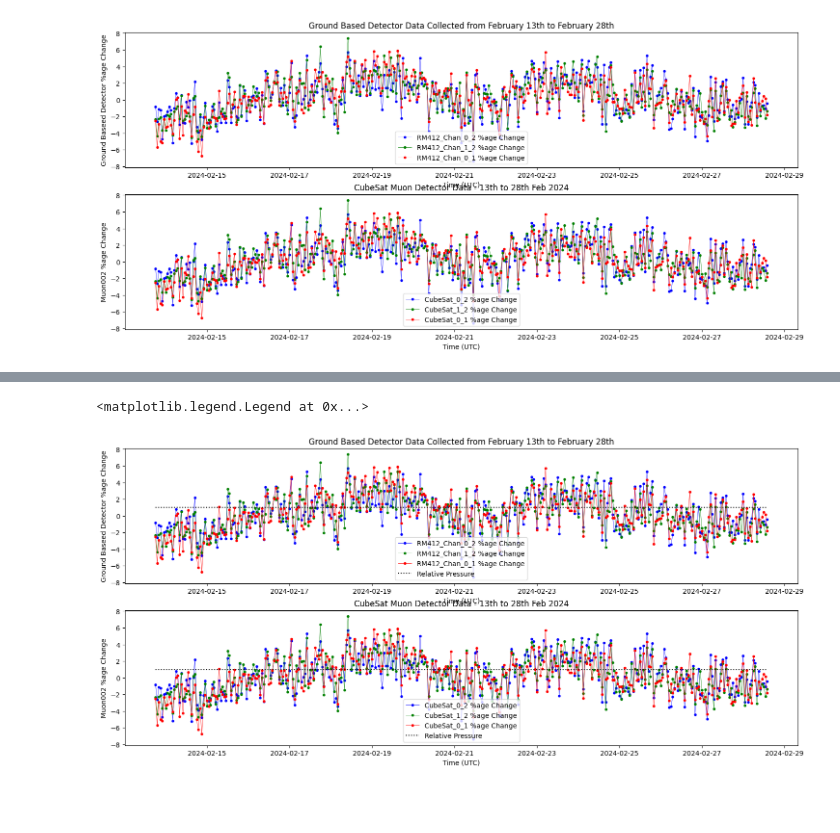
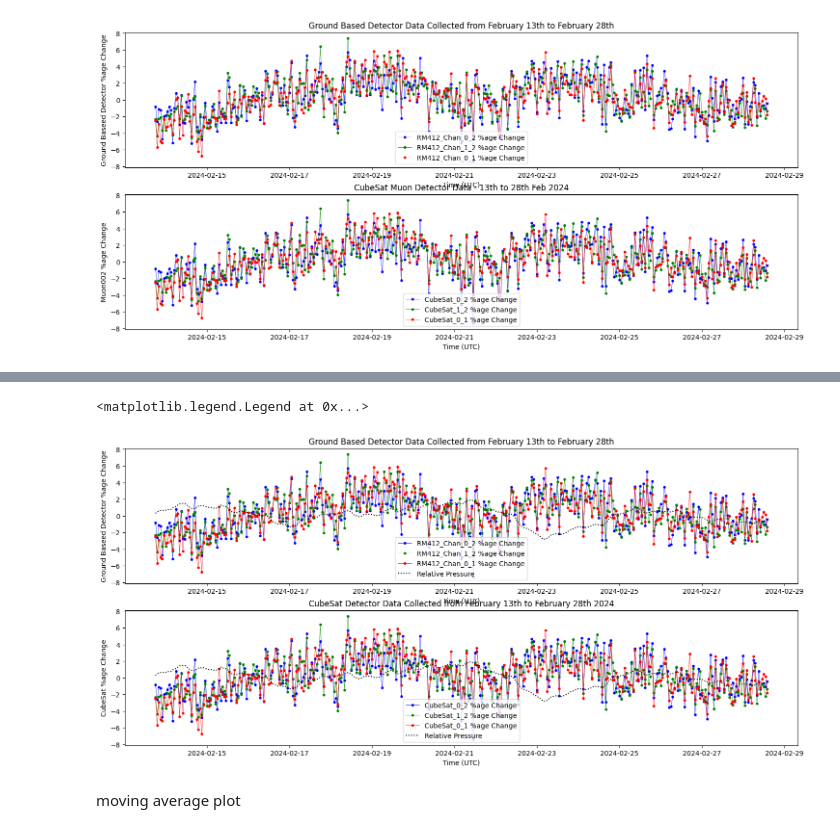
Before and after one commit to vpadgett1/cubesat_test_data, a Jupyter notebook: consistency_2024/Feb_2024_with_ground.ipynb, the cells around one changed output, grey strips where cells are left out. Saved outputs shown, nothing was run; the diff lists cells and outputs as text; code cells hidden in the pictures; blank space fills up the shorter version.

Commit message:
updated pressure scaling in graphs

```diff
--- a/consistency_2024/Feb_2024_with_ground.ipynb
+++ b/consistency_2024/Feb_2024_with_ground.ipynb
@@ -543,0 +546,17 @@ ax6.legend(loc='lower center')
+# %%
+df_weather = pd.read_csv("AW_Feb7_Feb28.csv")
+#timestamp column to datetime
+df_weather['timestamp'] = pd.to_datetime(df_weather['Simple_Date'])
+df_weather = df_weather.set_index('timestamp')
+df_weather = df_weather.drop(columns=['Date'])
+df_weather = df_weather.drop(columns=['Simple_Date'])
+# Resample to hourly data points
+df_weather = df_weather.resample('H').sum()
+# df_weather = df_weather.resample('H').sum()
+# View the first few rows of the resampled dataframe
+#print(df_weather.head())
+
+#combined both datasets on the timestamp index
+df_combined3 = pd.concat([df_cubesat_updated, df_weather], axis=1, join='outer')
+df_combined3.dropna(inplace=True)
+df_combined3.head()
@@ -543,0 +572,20 @@ ax6.legend(loc='lower center')
+# %%
+#scale temperature by the percent change
+temperature_mean = df_combined3['Outdoor_Temperature'].mean()
+df_combined3['Outdoor_Temperature'] = df_combined3['Outdoor_Temperature'] / temperature_mean
+#df_combined['Outdoor_Temperature'] = df_combined['Outdoor_Temperature'] *0.1
+
+#scale relative pressure the same way
+#pressure_mean = df_combined3['Relative_Pressure_(inHg)'].sum()
+df_combined3['Relative_Pressure_pct'] = ((df_combined3['Relative_Pressure_(inHg)'] - df_combined3['Relative_Pressure_(inHg)'].mean())/
+                      df_combined3['Relative_Pressure_(inHg)'].mean()*100)
+#multiply each line in Relative_Pressure_pct by 2
+df_combined3['Relative_Pressure_pct'] = df_combined3['Relative_Pressure_pct'] * 2
+
+#filter any Relative_Pressure_pct values that are less than -10 and replace them with average
+#df_combined3['Relative_Pressure_pct'] = df_combined3['Relative_Pressure_pct'].mask(df_combined3['Relative_Pressure_pct'] < -10, df_combined3['Relative_Pressure_pct'].mean())
+
+#replace any Relative_Pressure_pct values that are less than -10 with the average of the column
+df_combined3['Relative_Pressure_pct'] = df_combined3['Relative_Pressure_pct'].apply(lambda x: x if x > -10 else df_combined3['Relative_Pressure_pct'].mean())
+
+df_combined3.head()
@@ -552,35 +609,37 @@ ax5.plot(df_ground_updated["Chan_1_2_pct"],
 marker='o', markersize=3, linestyle='-', linewidth=0.5, color='green', label='RM412_Chan_1_2 %age Change')
 #ax5.plot(df_ground_updated["Chan_1_2_m_avg"], marker='.', markersize=1, linestyle='-', linewidth=0.5, color='black', label='Muon002_Ch23_m_avg')
 ax5.plot(df_ground_updated["Chan_0_1_pct"],
 marker='o', markersize=3, linestyle='-', linewidth=0.5, color='red', label='RM412_Chan_0_1 %age Change')
 #ax5.plot(df_ground_updated["Chan_0_1_m_avg"], marker='.', markersize=1, linestyle='-', linewidth=0.5, color='black', label='Muon002_Ch12_m_avg')
 
 #add pressure from the weather data
-ax5.plot(df_combined.index, df_combined['Relative_Pressure_(inHg)'], color='black',linestyle='dotted', label='Relative Pressure')
+ax5.plot(df_combined3.index, df_combined3['Relative_Pressure_pct'], color='black',linestyle='dotted', label='Relative Pressure')
 
 
 ax5.set_ylabel('Ground Baseed Detector %age Change')
 ax5.set_xlabel('Time (UTC)')
 ax5.set_title('Ground Based Detector Data Collected from February 13th to February 28th')
 ax5.legend(loc='lower center')
 
 ax6.plot(df_cubesat_updated["Chan_0_2_pct"],
 marker='o', markersize=3, linestyle='-', linewidth=0.5, color='blue', label='CubeSat_0_2 %age Change')
 #ax6.plot(df_cubesat_updated["Chan_0_2_m_avg"], marker='.', markersize=1, linestyle='-', linewidth=0.5, color='black', label='Muon002_Ch13_m_avg')
 ax6.plot(df_cubesat_updated["Chan_1_2_pct"],
 marker='o', markersize=3, linestyle='-', linewidth=0.5, color='green', label='CubeSat_1_2 %age Change')
 #ax6.plot(df_cubesat_updated["Chan_1_2_m_avg"], marker='.', markersize=1, linestyle='-', linewidth=0.5, color='black', label='Muon002_Ch23_m_avg')
 ax6.plot(df_cubesat_updated["Chan_0_1_pct"],
 marker='o', markersize=3, linestyle='-', linewidth=0.5, color='red', label='CubeSat_0_1 %age Change')
 #ax6.plot(df_cubesat_updated["Chan_0_1_m_avg"], marker='.', markersize=1, linestyle='-', linewidth=0.5, color='black', label='Muon002_Ch12_m_avg')
 
 #add pressure from the weather data
-ax6.plot(df_combined.index, df_combined['Relative_Pressure_(inHg)'], color='black',linestyle='dotted', label='Relative Pressure')
+ax6.plot(df_combined3.index, df_combined3['Relative_Pressure_pct'], color='black',linestyle='dotted', label='Relative Pressure')
 
-ax6.set_ylabel('Muon002 %age Change')
+ax6.set_ylabel('CubeSat %age Change')
 ax6.set_xlabel('Time (UTC)')
-ax6.set_title('CubeSat Muon Detector Data - 13th to 28th Feb 2024')
+ax6.set_title('CubeSat Detector Data Collected from February 13th to February 28th 2024')
 ax6.legend(loc='lower center')
 # %% [output]
 <matplotlib.legend.Legend at 0x...>
-[figure, old version]
+[figure, new version]
+# %% [markdown]
+moving average plot
```
Also changed, not shown: parts of 5 cells of this notebook.
